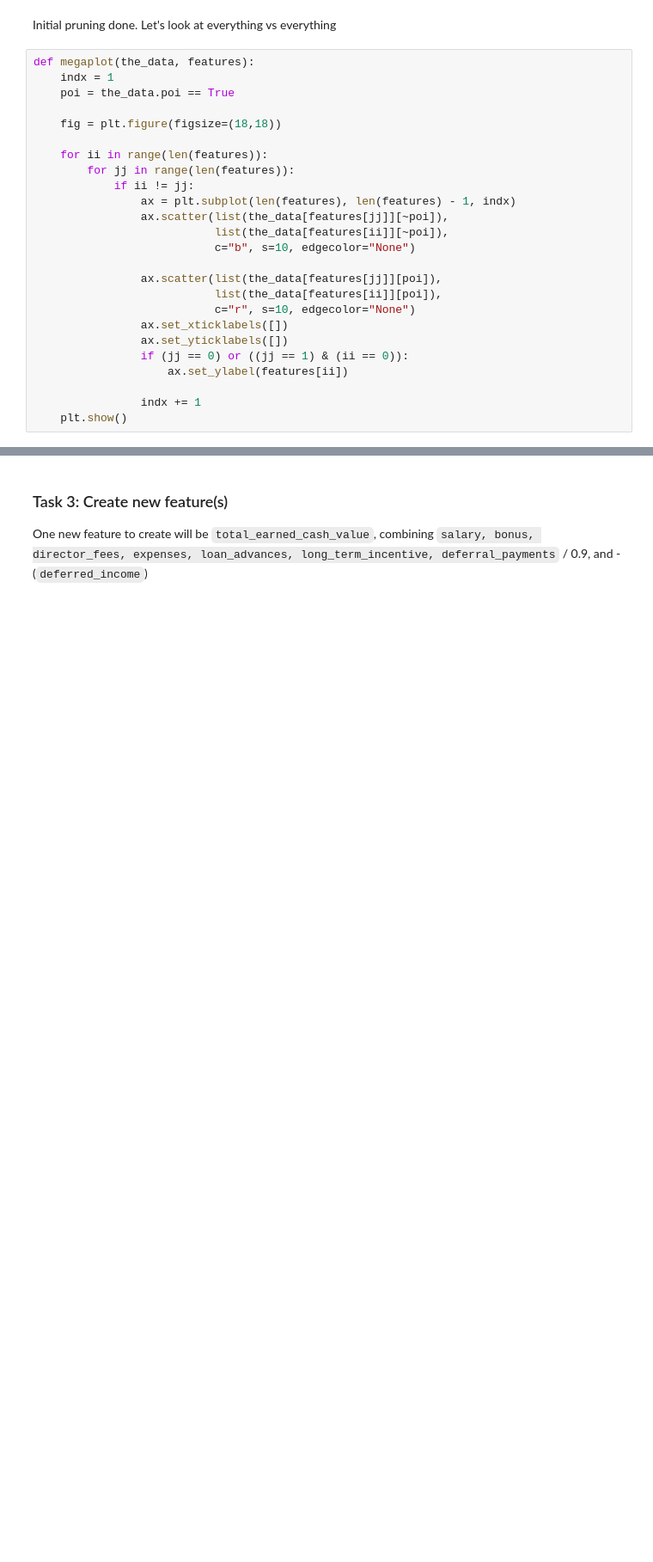
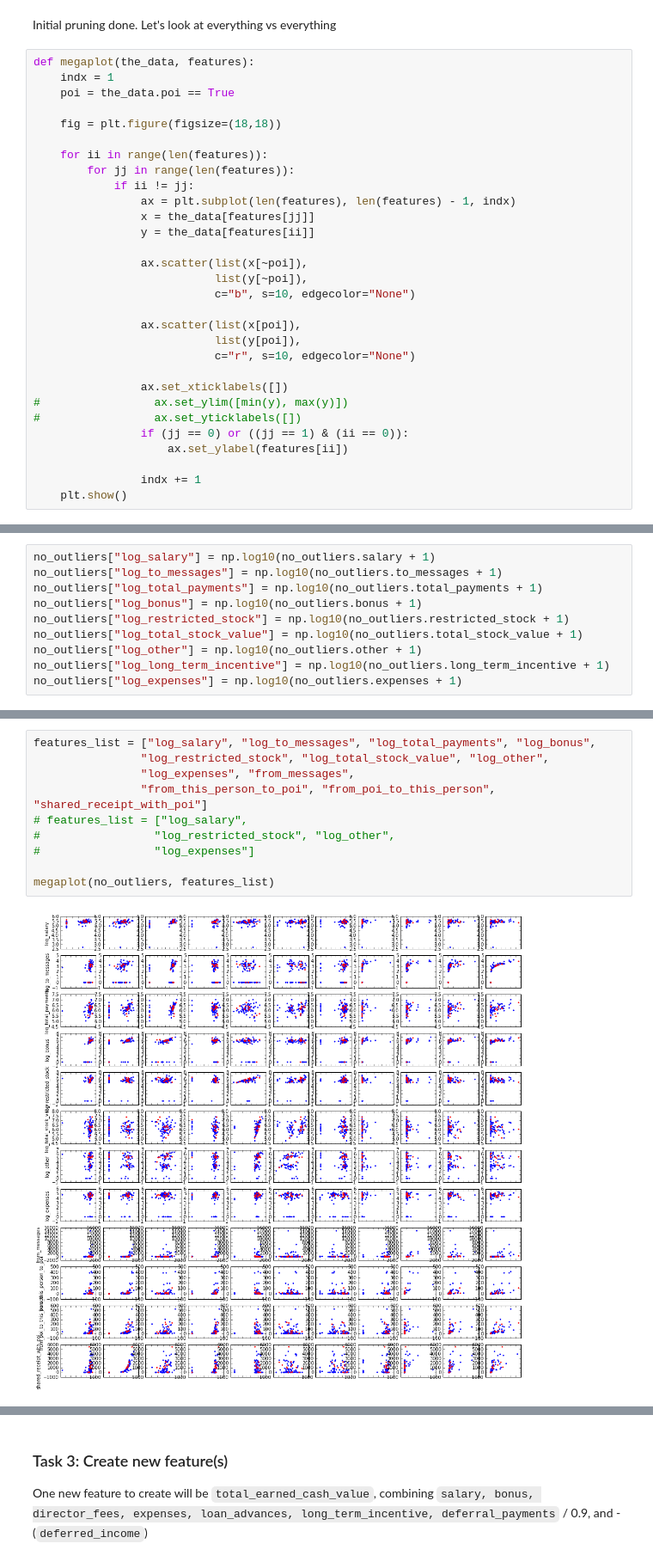
Before and after one commit to nhuntwalker/udacity_projects, a Jupyter notebook: project5/Project 5 Worksheet.ipynb, the cells around one changed output, grey strips where cells are left out. Shown at 86% size. Saved outputs shown, nothing was run; the diff lists cells and outputs as text; blank space fills up the shorter version.

```diff
--- a/project5/Project 5 Worksheet.ipynb
+++ b/project5/Project 5 Worksheet.ipynb
@@ -133,15 +240,20 @@ def megaplot(the_data, features):
         for jj in range(len(features)):
             if ii != jj:
                 ax = plt.subplot(len(features), len(features) - 1, indx)
-                ax.scatter(list(the_data[features[jj]][~poi]),
-                           list(the_data[features[ii]][~poi]),
+                x = the_data[features[jj]]
+                y = the_data[features[ii]]
+
+                ax.scatter(list(x[~poi]),
+                           list(y[~poi]),
                            c="b", s=10, edgecolor="None")
 
-                ax.scatter(list(the_data[features[jj]][poi]),
-                           list(the_data[features[ii]][poi]),
+                ax.scatter(list(x[poi]),
+                           list(y[poi]),
                            c="r", s=10, edgecolor="None")
+
                 ax.set_xticklabels([])
-                ax.set_yticklabels([])
+#                 ax.set_ylim([min(y), max(y)])
+#                 ax.set_yticklabels([])
                 if (jj == 0) or ((jj == 1) & (ii == 0)):
                     ax.set_ylabel(features[ii])
 
@@ -160,0 +262,10 @@ Several features must still be pruned
+# %%
+no_outliers["log_salary"] = np.log10(no_outliers.salary + 1)
+no_outliers["log_to_messages"] = np.log10(no_outliers.to_messages + 1)
+no_outliers["log_total_payments"] = np.log10(no_outliers.total_payments + 1)
+no_outliers["log_bonus"] = np.log10(no_outliers.bonus + 1)
+no_outliers["log_restricted_stock"] = np.log10(no_outliers.restricted_stock + 1)
+no_outliers["log_total_stock_value"] = np.log10(no_outliers.total_stock_value + 1)
+no_outliers["log_other"] = np.log10(no_outliers.other + 1)
+no_outliers["log_long_term_incentive"] = np.log10(no_outliers.long_term_incentive + 1)
+no_outliers["log_expenses"] = np.log10(no_outliers.expenses + 1)
@@ -160,0 +290,12 @@ Several features must still be pruned
+# %%
+features_list = ["log_salary", "log_to_messages", "log_total_payments", "log_bonus",
+                "log_restricted_stock", "log_total_stock_value", "log_other",
+                "log_expenses", "from_messages",
+                "from_this_person_to_poi", "from_poi_to_this_person", "shared_receipt_with_poi"]
+# features_list = ["log_salary",
+#                 "log_restricted_stock", "log_other",
+#                 "log_expenses"]
+
+megaplot(no_outliers, features_list)
+# %% [output]
+[figure, added]
```
Also changed, not shown: parts of 34 cells of this notebook.
